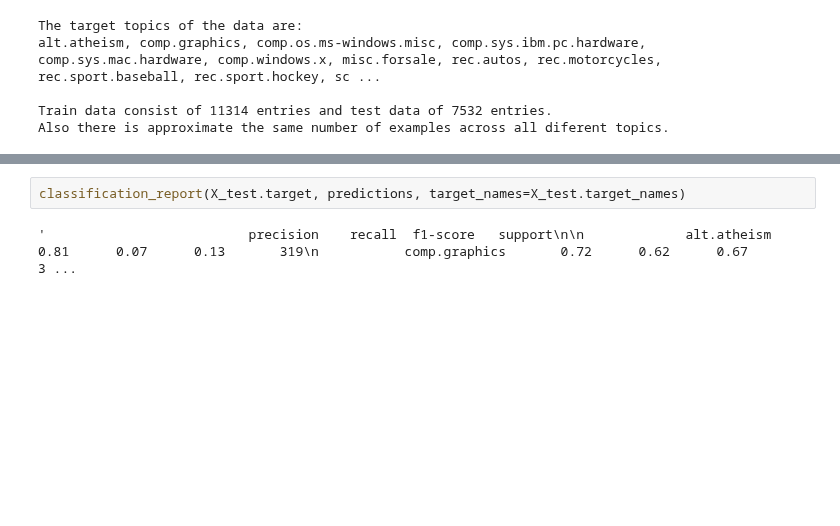
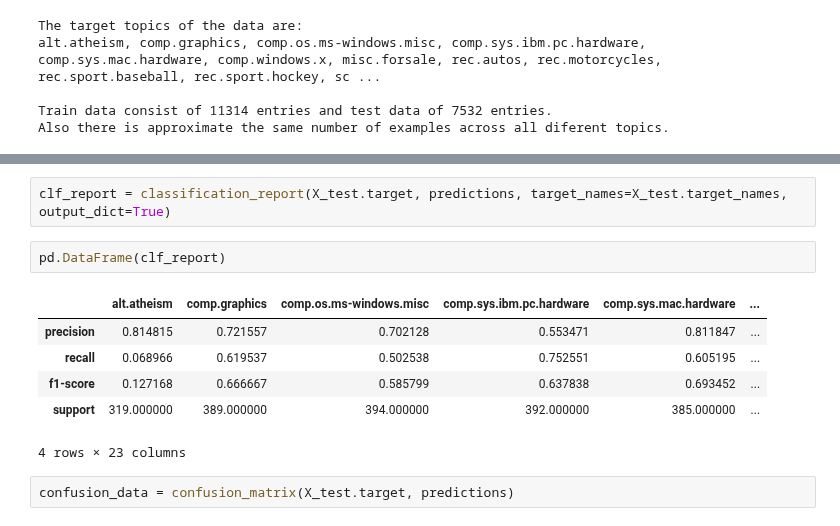
Before and after one commit to foukonana/MSc_MachineLearning_Asgmts, a Jupyter notebook: Assignments/Asgmt5_BayesianLearning/asgmt5_afoudouli.ipynb, the cells around one changed output, grey strips where cells are left out. Cells and saved outputs as stored; diff of their text form; blank space fills up the shorter version.

```diff
--- a/Assignments/Asgmt5_BayesianLearning/asgmt5_afoudouli.ipynb
+++ b/Assignments/Asgmt5_BayesianLearning/asgmt5_afoudouli.ipynb
@@ -49,4 +55,13 @@ predictions = text_clf.predict(X_test.data)
 # %%
-classification_report(X_test.target, predictions, target_names=X_test.target_names)
+clf_report = classification_report(X_test.target, predictions, target_names=X_test.target_names, output_dict=True)
-# %% [output]
-'                          precision    recall  f1-score   support\n\n             alt.atheism       0.81      0.07      0.13       319\n           comp.graphics       0.72      0.62      0.67       3 ...
+# %%
+pd.DataFrame(clf_report)
+# %% [output]
+|  | alt.atheism | comp.graphics | comp.os.ms-windows.misc | comp.sys.ibm.pc.hardware | comp.sys.mac.hardware | ... |
+| precision | 0.814815 | 0.721557 | 0.702128 | 0.553471 | 0.811847 | ... |
+| recall | 0.068966 | 0.619537 | 0.502538 | 0.752551 | 0.605195 | ... |
+| f1-score | 0.127168 | 0.666667 | 0.585799 | 0.637838 | 0.693452 | ... |
+| support | 319.000000 | 389.000000 | 394.000000 | 392.000000 | 385.000000 | ... |
+4 rows × 23 columns
+# %%
+confusion_data = confusion_matrix(X_test.target, predictions)
```
Also changed, not shown: parts of 16 cells of this notebook.
